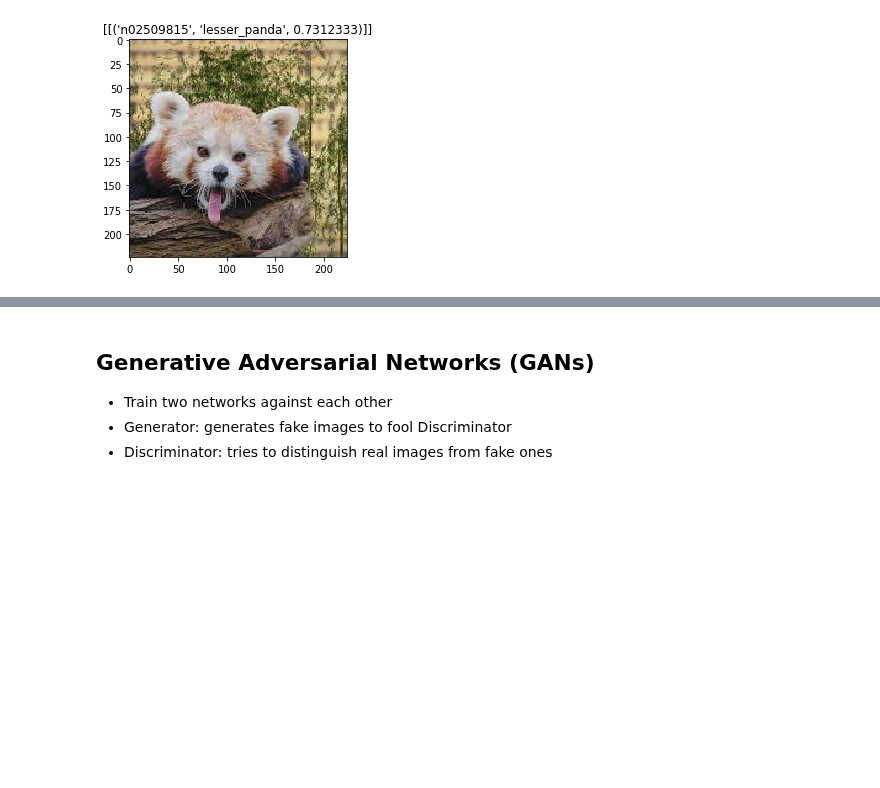
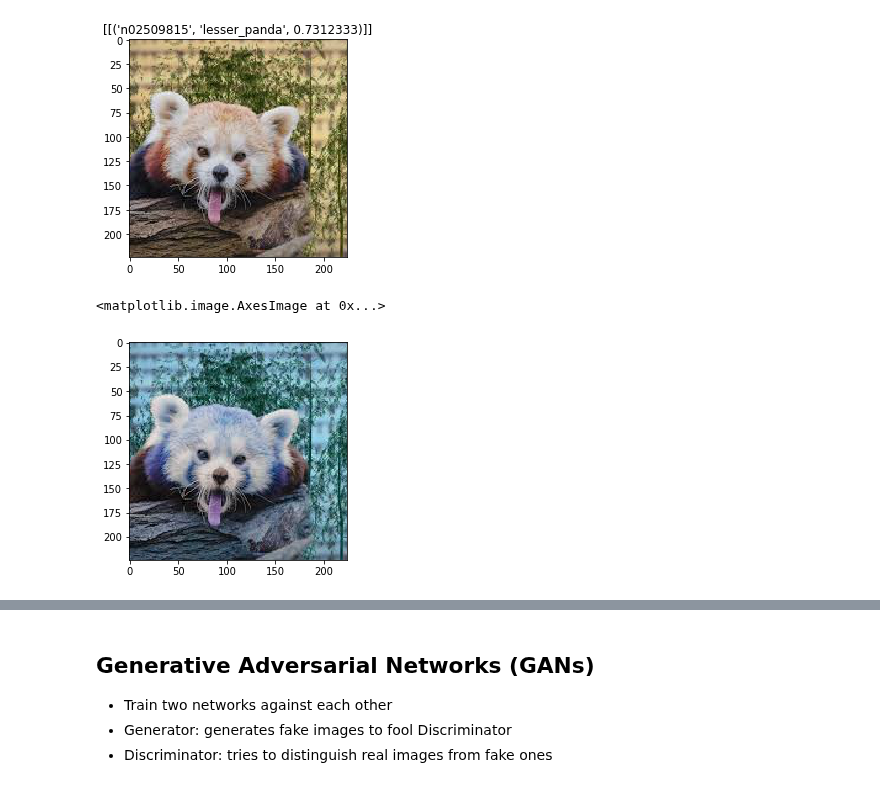
Before and after one commit to lisaong/mldds-courseware, a Jupyter notebook: 03_TextImage/adversarial.ipynb, the cells around one changed output, grey strips where cells are left out. Saved outputs shown, nothing was run; the diff lists cells and outputs as text; code cells hidden in the pictures; blank space fills up the shorter version.

```diff
--- a/03_TextImage/adversarial.ipynb
+++ b/03_TextImage/adversarial.ipynb
@@ -108,3 +113,14 @@ plt.imshow(adversarial[:, :, ::-1] / 255)  # ::-1 to convert BGR to RGB
 plt.title('Adversarial: %s' % preds)
 plt.axis('off')
 plt.show()
+# %%
+img = resize_and_crop_image(image_path, width, height)
+x = np.asarray(img, dtype=np.float32)
+x = x[:, :, :3]
+
+
+adversarial = attack(x[:, :, ::-1], label)
+plt.imshow(adversarial/255)
+# %% [output]
+<matplotlib.image.AxesImage at 0x...>
+[figure, added]
```
Also changed, not shown: parts of 3 cells of this notebook.
